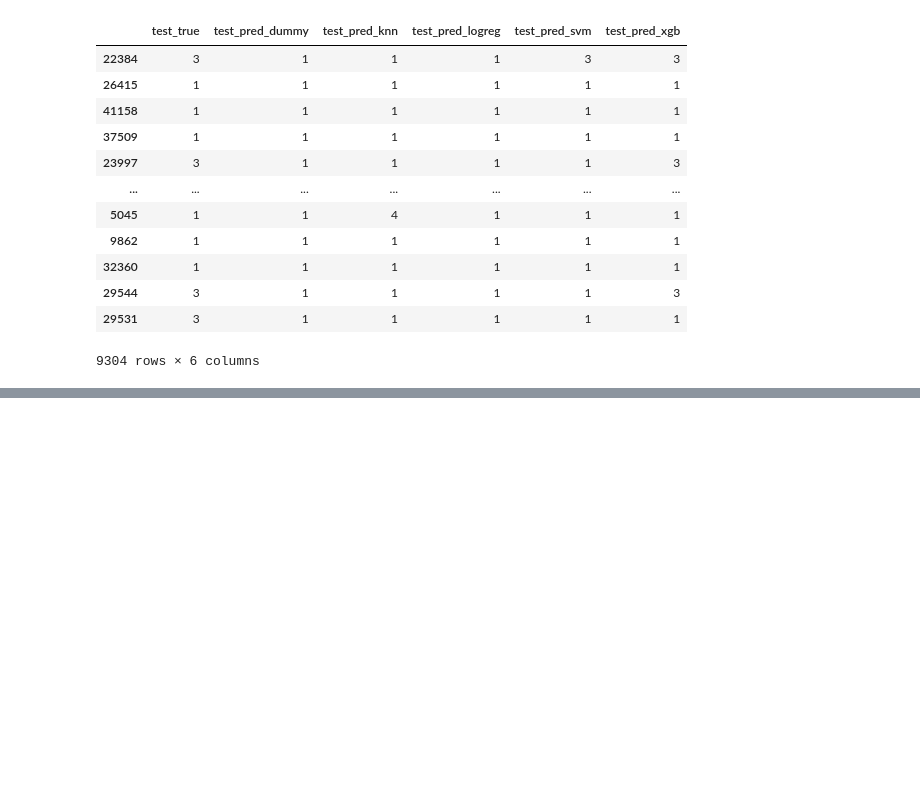
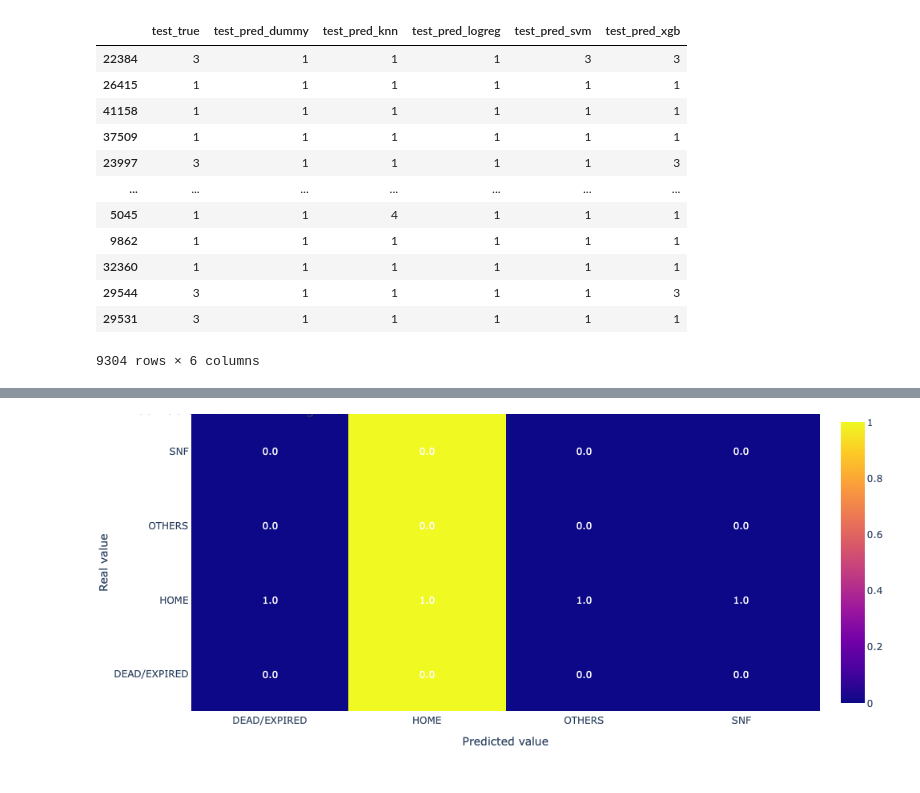
Before and after one commit to ZhiQiu976/MIMIC-Predictive-Modeling, a Jupyter notebook: Model Development/Models_overall.ipynb, the cells around one changed output, grey strips where cells are left out. Saved outputs shown, nothing was run; the diff lists cells and outputs as text; code cells hidden in the pictures; blank space fills up the shorter version.

Commit message:
updated with plots

```diff
--- a/Model Development/Models_overall.ipynb
+++ b/Model Development/Models_overall.ipynb
@@ -304,0 +353,4 @@ pd.read_csv('test_results.csv', index_col=0)
+# %%
+#df_test.to_csv('test_results_decoded.csv')
+df_test = pd.read_csv('test_results_decoded.csv', index_col=0)
+df_test
@@ -304,0 +375,3 @@ pd.read_csv('test_results.csv', index_col=0)
+# %%
+df_fig = df_test.copy().iloc[:, [0,1]]
+df_fig
@@ -304,0 +392,38 @@ pd.read_csv('test_results.csv', index_col=0)
+# %%
+from sklearn.metrics import confusion_matrix
+
+cm = confusion_matrix(df_fig.iloc[:,0], df_fig.iloc[:,1])
+cm_percent = (cm / cm.sum(axis=1, keepdims=True)).round(2)
+target_label = ['DEAD/EXPIRED', 'HOME', 'OTHERS', 'SNF']
+# %%
+def plot_confusion_matrix(cm, labels, title):
+    # cm : confusion matrix list(list)
+    # labels : name of the data list(str)
+    # title : title for the heatmap
+    data = go.Heatmap(z=cm, y=labels, x=labels)
+    annotations = []
+    for i, row in enumerate(cm):
+        for j, value in enumerate(row):
+            annotations.append(
+                {
+                    "x": labels[i],
+                    "y": labels[j],
+                    "font": {"color": "white"},
+                    "text": str(value),
+                    "xref": "x1",
+                    "yref": "y1",
+                    "showarrow": False
+                }
+            )
+    layout = {
+        "title": title,
+        "xaxis": {"title": "Predicted value"},
+        "yaxis": {"title": "Real value"},
+        "annotations": annotations,
+        "margin": dict(t=0)
+    }
+    fig = go.Figure(data=data, layout=layout)
+    return fig
+# %%
+plot_confusion_matrix(cm_percent, target_label, 'Confusion Matrix - Testing Data')
+# %% [output]
@@ -304,0 +431 @@ pd.read_csv('test_results.csv', index_col=0)
+[figure, added]
```
Also changed, not shown: parts of 14 cells of this notebook, 2 other files.
